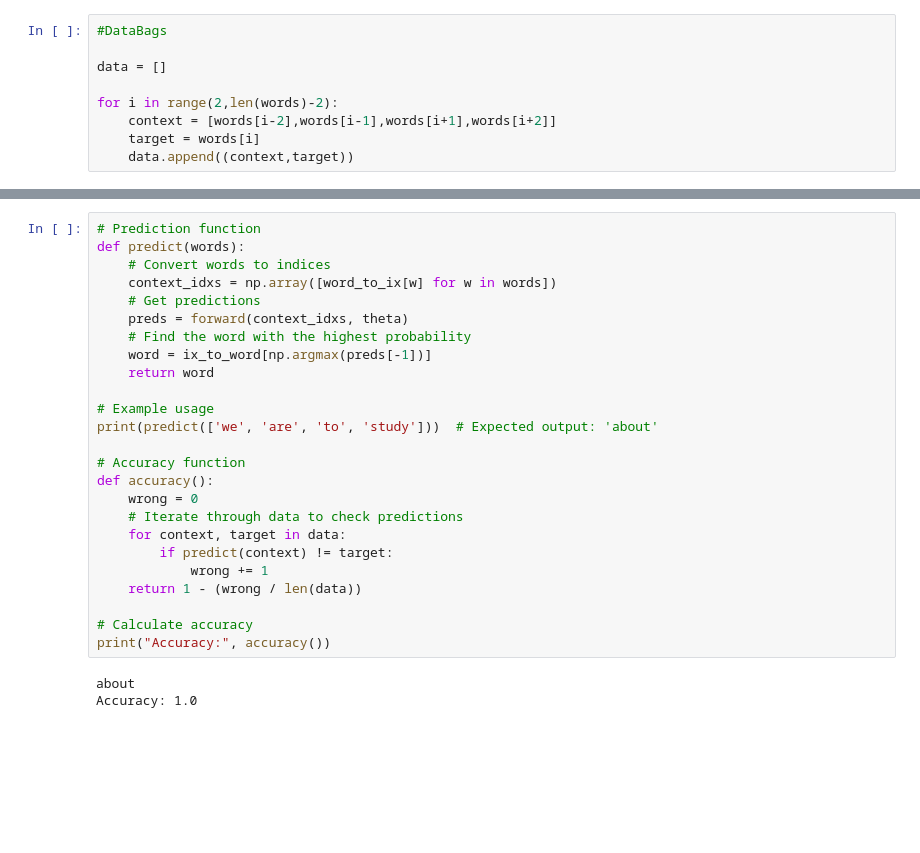
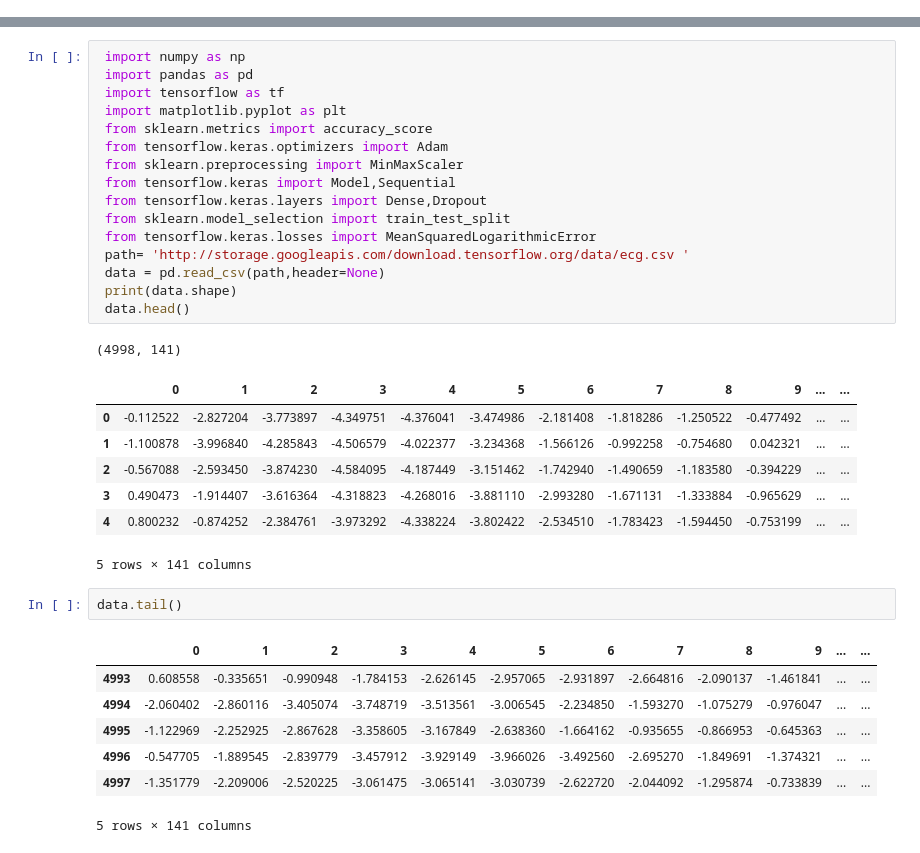
Before and after one commit to SRK1403k/1234, a Jupyter notebook: DL(4).ipynb, the cells around one changed output, grey strips where cells are left out. Saved outputs shown, nothing was run; the diff lists cells and outputs as text; blank space fills up the shorter version.

```diff
--- a/DL(4).ipynb
+++ b/DL(4).ipynb
@@ -88,9 +2,0 @@ ix_to_word
-# %%
-#DataBags
-
-data = []
-
-for i in range(2,len(words)-2):
-    context = [words[i-2],words[i-1],words[i+1],words[i+2]]
-    target = words[i]
-    data.append((context,target))
@@ -194,28 +3,35 @@ plt.show()
-# %%
-# Prediction function
-def predict(words):
-    # Convert words to indices
-    context_idxs = np.array([word_to_ix[w] for w in words])
-    # Get predictions
-    preds = forward(context_idxs, theta)
-    # Find the word with the highest probability
-    word = ix_to_word[np.argmax(preds[-1])]
-    return word
-
-# Example usage
-print(predict(['we', 'are', 'to', 'study']))  # Expected output: 'about'
-
-# Accuracy function
-def accuracy():
-    wrong = 0
-    # Iterate through data to check predictions
-    for context, target in data:
-        if predict(context) != target:
-            wrong += 1
-    return 1 - (wrong / len(data))
-
-# Calculate accuracy
-print("Accuracy:", accuracy())
-# %% [output]
-about
-Accuracy: 1.0
+# %%
+ import numpy as np
+ import pandas as pd
+ import tensorflow as tf
+ import matplotlib.pyplot as plt
+ from sklearn.metrics import accuracy_score
+ from tensorflow.keras.optimizers import Adam
+ from sklearn.preprocessing import MinMaxScaler
+ from tensorflow.keras import Model,Sequential
+ from tensorflow.keras.layers import Dense,Dropout
+ from sklearn.model_selection import train_test_split
+ from tensorflow.keras.losses import MeanSquaredLogarithmicError
+ path= 'http://storage.googleapis.com/download.tensorflow.org/data/ecg.csv '
+ data = pd.read_csv(path,header=None)
+ print(data.shape)
+ data.head()
+# %% [output]
+(4998, 141)
+|  | 0 | 1 | 2 | 3 | 4 | 5 | 6 | 7 | 8 | 9 | ... | ... |
+| 0 | -0.112522 | -2.827204 | -3.773897 | -4.349751 | -4.376041 | -3.474986 | -2.181408 | -1.818286 | -1.250522 | -0.477492 | ... | ... |
+| 1 | -1.100878 | -3.996840 | -4.285843 | -4.506579 | -4.022377 | -3.234368 | -1.566126 | -0.992258 | -0.754680 | 0.042321 | ... | ... |
+| 2 | -0.567088 | -2.593450 | -3.874230 | -4.584095 | -4.187449 | -3.151462 | -1.742940 | -1.490659 | -1.183580 | -0.394229 | ... | ... |
+| 3 | 0.490473 | -1.914407 | -3.616364 | -4.318823 | -4.268016 | -3.881110 | -2.993280 | -1.671131 | -1.333884 | -0.965629 | ... | ... |
+| 4 | 0.800232 | -0.874252 | -2.384761 | -3.973292 | -4.338224 | -3.802422 | -2.534510 | -1.783423 | -1.594450 | -0.753199 | ... | ... |
+5 rows × 141 columns
+# %%
+data.tail()
+# %% [output]
+|  | 0 | 1 | 2 | 3 | 4 | 5 | 6 | 7 | 8 | 9 | ... | ... |
+| 4993 | 0.608558 | -0.335651 | -0.990948 | -1.784153 | -2.626145 | -2.957065 | -2.931897 | -2.664816 | -2.090137 | -1.461841 | ... | ... |
+| 4994 | -2.060402 | -2.860116 | -3.405074 | -3.748719 | -3.513561 | -3.006545 | -2.234850 | -1.593270 | -1.075279 | -0.976047 | ... | ... |
+| 4995 | -1.122969 | -2.252925 | -2.867628 | -3.358605 | -3.167849 | -2.638360 | -1.664162 | -0.935655 | -0.866953 | -0.645363 | ... | ... |
+| 4996 | -0.547705 | -1.889545 | -2.839779 | -3.457912 | -3.929149 | -3.966026 | -3.492560 | -2.695270 | -1.849691 | -1.374321 | ... | ... |
+| 4997 | -1.351779 | -2.209006 | -2.520225 | -3.061475 | -3.065141 | -3.030739 | -2.622720 | -2.044092 | -1.295874 | -0.733839 | ... | ... |
+5 rows × 141 columns
```
Also changed, not shown: parts of 20 cells of this notebook.
